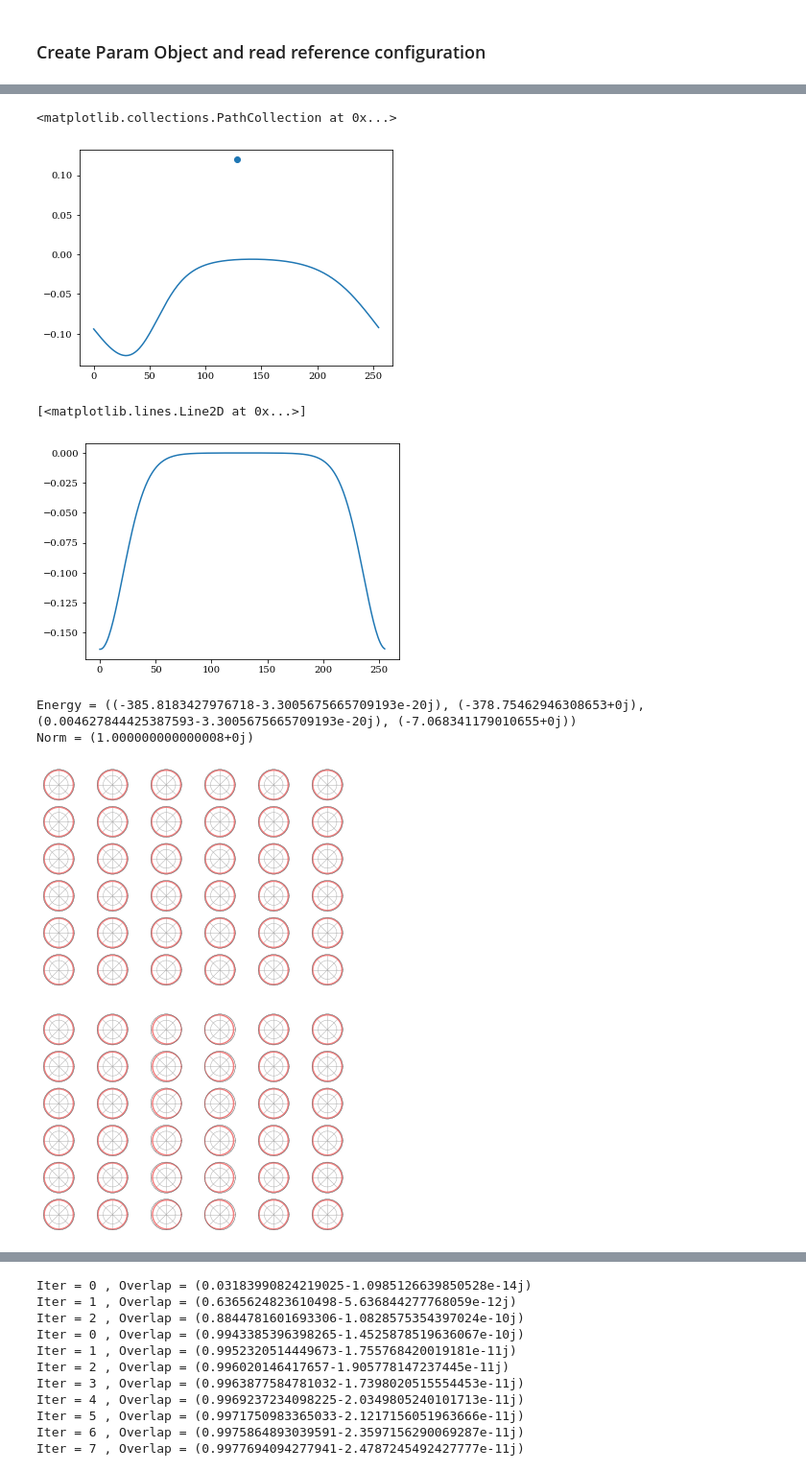
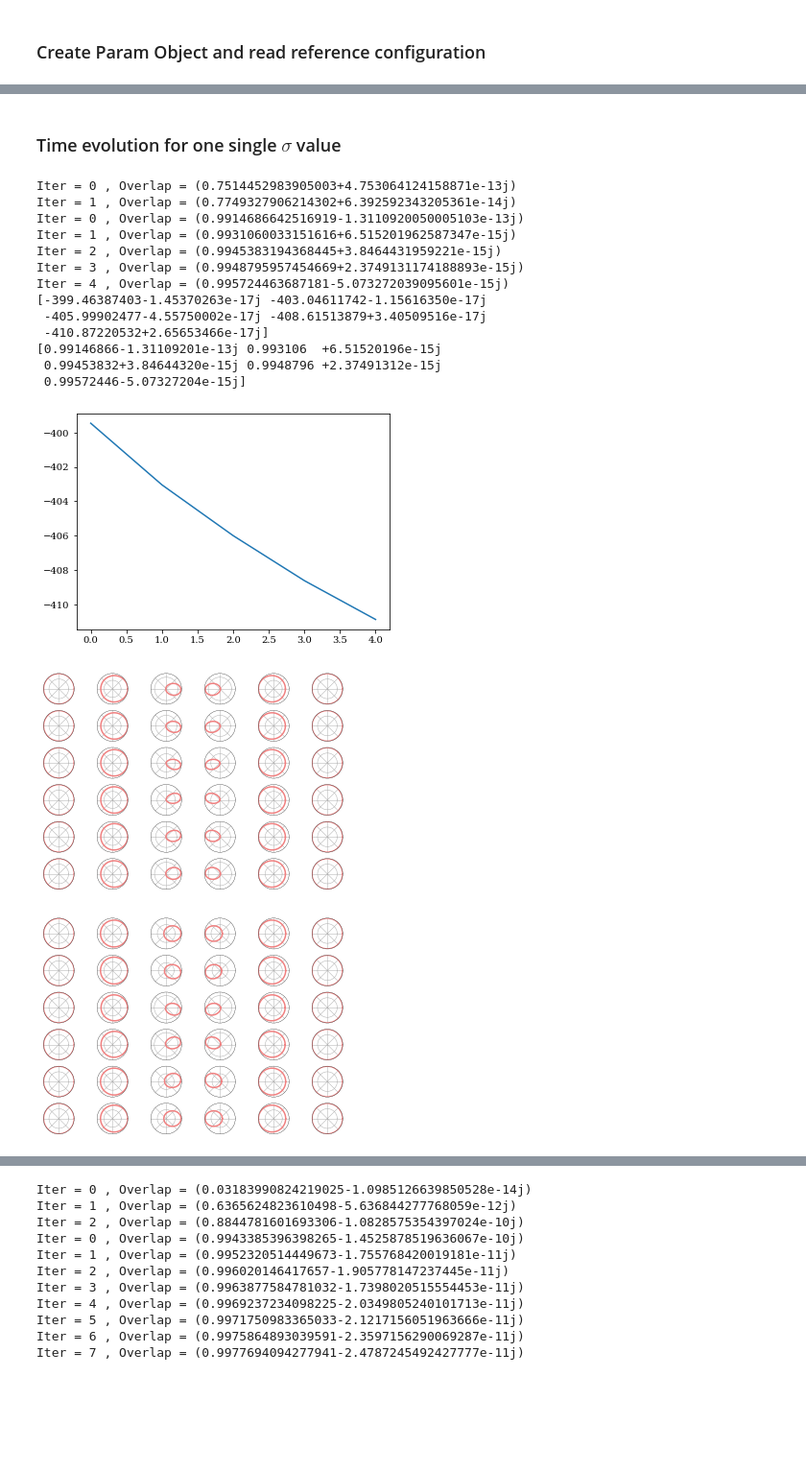
Before and after one commit to Progklui/rotor_lattice_models, a Jupyter notebook: variational_state_testing.ipynb, the cells around one changed output, grey strips where cells are left out. Shown at 96% size. Saved outputs shown, nothing was run; the diff lists cells and outputs as text; code cells hidden in the pictures; blank space fills up the shorter version.

```diff
--- a/variational_state_testing.ipynb
+++ b/variational_state_testing.ipynb
@@ -304,5 +84,5 @@ plt.savefig(results_path+'1_energy_sp.pdf')
 # %%
-diag_object.sigma_gaussian = 0.5
+diag_object.sigma_gaussian = 6
 
 psi = (1/n**0.5)*np.ones((My,Mx,n), dtype=complex)
 psi_v = diag_object.apply_fdv_bias_coefficients(psi)
@@ -310,8 +90,8 @@ psi_v = diag_object.apply_fdv_bias_coefficients(psi)
 energy_psi_v = coupl_object.calc_hamiltonian_matrix_element(psi_v, q, psi_v, q)
 overlap = coupl_object.calc_overlap(psi_v, psi_v)
 
-print('Energy =', energy_psi_v)
-print('Norm =', overlap)
+print('Energy init vertical d wall state =', energy_psi_v)
+print('Norm init vertical d wall state   =', overlap)
 
 plot_rotor_wavefunction(x, My, Mx, np.abs(psi)**2)
 plot_rotor_wavefunction(x, My, Mx, np.abs(psi_v)**2)
@@ -373,13 +102,0 @@ plt.plot(x, -2*(x-np.pi)*y_test)
-# %%
-diag_object.sigma_gaussian = 1
-energy_exc_states, psi_exc_states = diag_object.diag_h_eff_bias_fdv(psi_v)
-plt.plot(psi_exc_states[0,5,0])
-plt.scatter(256/2,0.12)
-# %% [output]
-<matplotlib.collections.PathCollection at 0x...>
-[figure, removed]
-# %%
-plt.plot(psi_exc_states[1,5,0])
-# %% [output]
-[<matplotlib.lines.Line2D at 0x...>]
-[figure, removed]
@@ -433,19 +103,43 @@ mult_ref_object = diag_heff.multi_ref_ci(params=params)
+# %% [markdown]
+### Time evolution for one single $\sigma$ value
 # %%
-diag_object.sigma_gaussian = 6
+sigma_gauss = 2.1
 
-psi = (1/n**0.5)*np.ones((My,Mx,n), dtype=complex)
+mult_ref_object.set_phase_bool = True
+
+diag_object.sigma_gaussian = sigma_gauss
+
+psi = (1/n**0.5)*np.ones((My,Mx,n), dtype=complex) # uniform
 psi_v = diag_object.apply_fdv_bias_coefficients(psi)
 
-energy_psi_v = coupl_object.calc_hamiltonian_matrix_element(psi_v, q, psi_v, q)
-overlap = coupl_object.calc_overlap(psi_v, psi_v)
+q = np.array([0,0])
 
-print('Energy =', energy_psi_v)
-print('Norm =', overlap)
+iter_number = 2
+new_ref_gs_test, new_ref_gs_test_bare, conv_energ_gs_test, overlap_arr_test = mult_ref_object.creat_new_ref_state_with_bias_field(iter_number, psi, q, sigma_gauss)
 
-plot_rotor_wavefunction(x, My, Mx, np.abs(psi)**2)
-plot_rotor_wavefunction(x, My, Mx, np.abs(psi_v)**2)
+iter_number = 5
+new_ref_gs_test, conv_energ_gs_test, overlap_arr_test = mult_ref_object.creat_new_ref_state(iter_number, new_ref_gs_test, q)
+
+print(conv_energ_gs_test)
+print(overlap_arr_test)
+plt.plot(conv_energ_gs_test)
+
+plot_rotor_wavefunction(x, My, Mx, np.abs(new_ref_gs_test)**2)
+plot_rotor_wavefunction(x, My, Mx, np.abs(new_ref_gs_test_bare)**2)
 # %% [output]
-Energy = ((-385.8183427976718-3.3005675665709193e-20j), (-378.75462946308653+0j), (0.004627844425387593-3.3005675665709193e-20j), (-7.068341179010655+0j))
-Norm = (1.000000000000008+0j)
+Iter = 0 , Overlap = (0.7514452983905003+4.753064124158871e-13j)
+Iter = 1 , Overlap = (0.7749327906214302+6.392592343205361e-14j)
+Iter = 0 , Overlap = (0.9914686642516919-1.3110920050005103e-13j)
+Iter = 1 , Overlap = (0.9931060033151616+6.515201962587347e-15j)
+Iter = 2 , Overlap = (0.9945383194368445+3.8464431959221e-15j)
+Iter = 3 , Overlap = (0.9948795957454669+2.3749131174188893e-15j)
+Iter = 4 , Overlap = (0.995724463687181-5.073272039095601e-15j)
+[-399.46387403-1.45370263e-17j -403.04611742-1.15616350e-17j
+ -405.99902477-4.55750002e-17j -408.61513879+3.40509516e-17j
+ -410.87220532+2.65653466e-17j]
+[0.99146866-1.31109201e-13j 0.993106  +6.51520196e-15j
+ 0.99453832+3.84644320e-15j 0.9948796 +2.37491312e-15j
+ 0.99572446-5.07327204e-15j]
-[figure, old version]
+[figure, new version]
-[figure, old version]
+[figure, new version]
+[figure, added]
```
Also changed, not shown: parts of 99 cells of this notebook, 1 other file.
